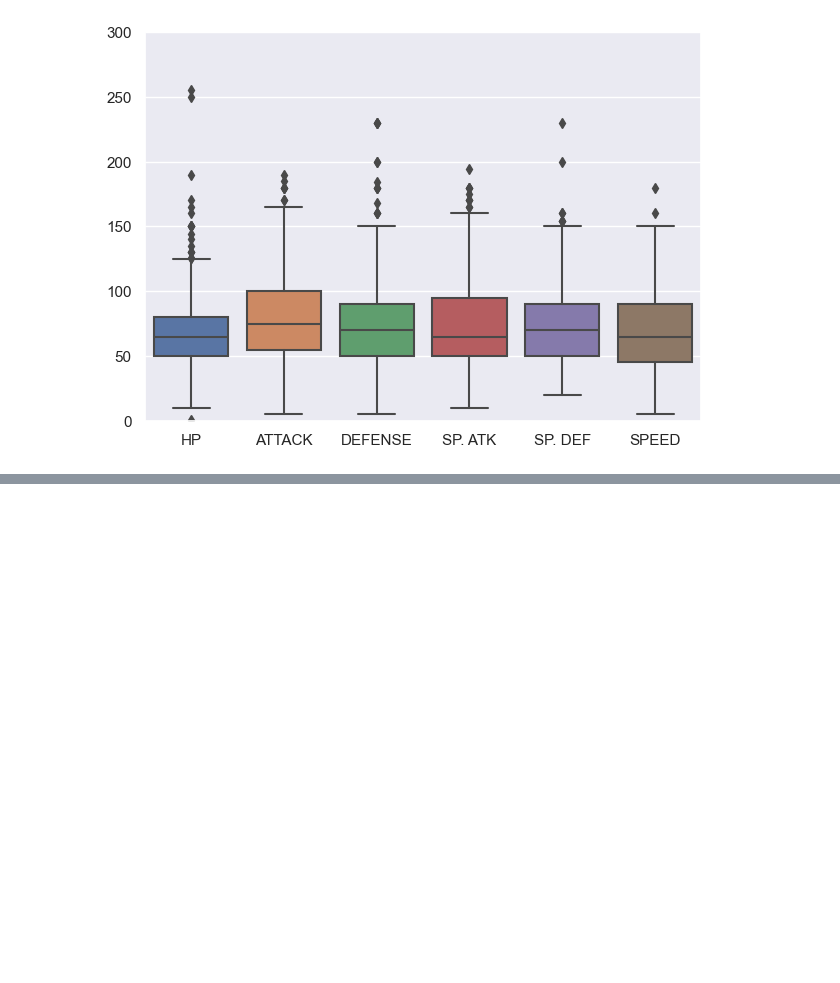
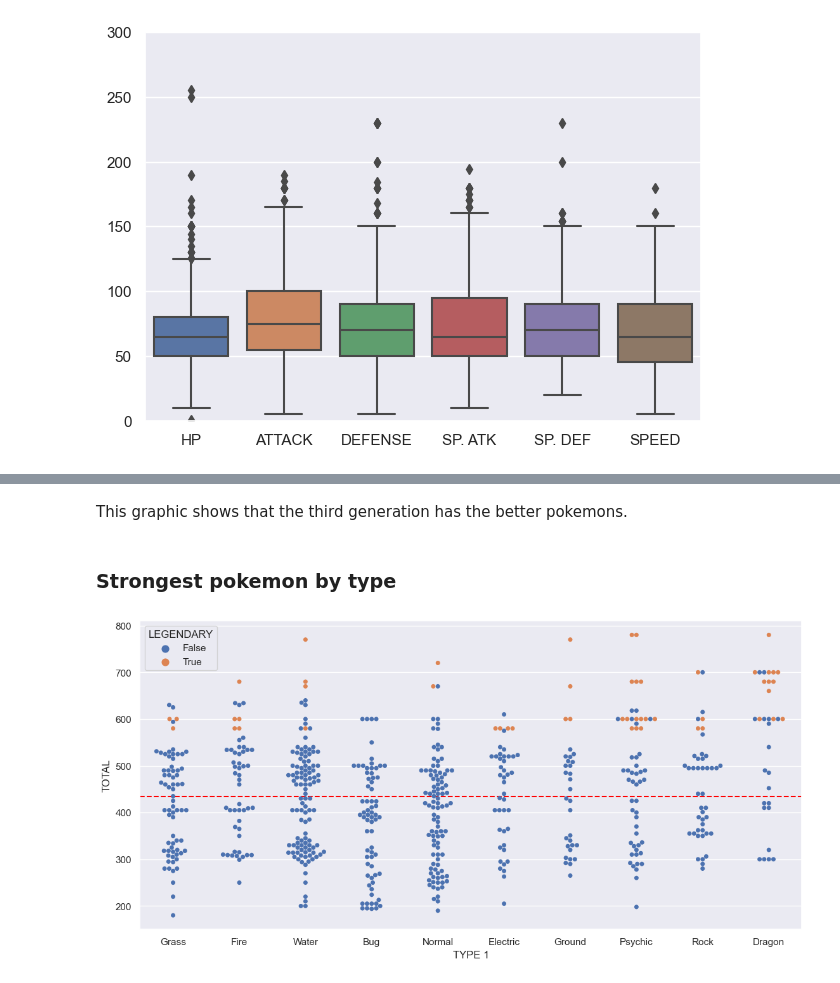
Before and after one commit to VictorGonzalezEscriba/pokemon_stats, a Jupyter notebook: notebook.ipynb, the cells around one changed output, grey strips where cells are left out. Cells and saved outputs as stored; diff of their text form; code cells hidden in the pictures; blank space fills up the shorter version.

```diff
--- a/notebook.ipynb
+++ b/notebook.ipynb
@@ -322,0 +358,14 @@ Noibat
+# %% [markdown]
+This graphic shows that the third generation has the better pokemons.
+# %% [markdown]
+### Strongest pokemon by type
+# %%
+plt.figure(figsize=(12,6))
+top_types=df['TYPE 1'].value_counts()[:10] #take the top 10 Types
+df1=df[df['TYPE 1'].isin(top_types.index)] #take the pokemons of the type with highest numbers, top 10
+sns.swarmplot(x='TYPE 1',y='TOTAL',data=df1,hue='LEGENDARY') # this plot shows the points belonging to individual pokemons
+# It is distributed by Type
+plt.axhline(df1['TOTAL'].mean(),color='red',linestyle='dashed')
+plt.show()
+# %% [output]
+[figure, added]
```
Also changed, not shown: parts of 18 cells of this notebook, 1 other file.
